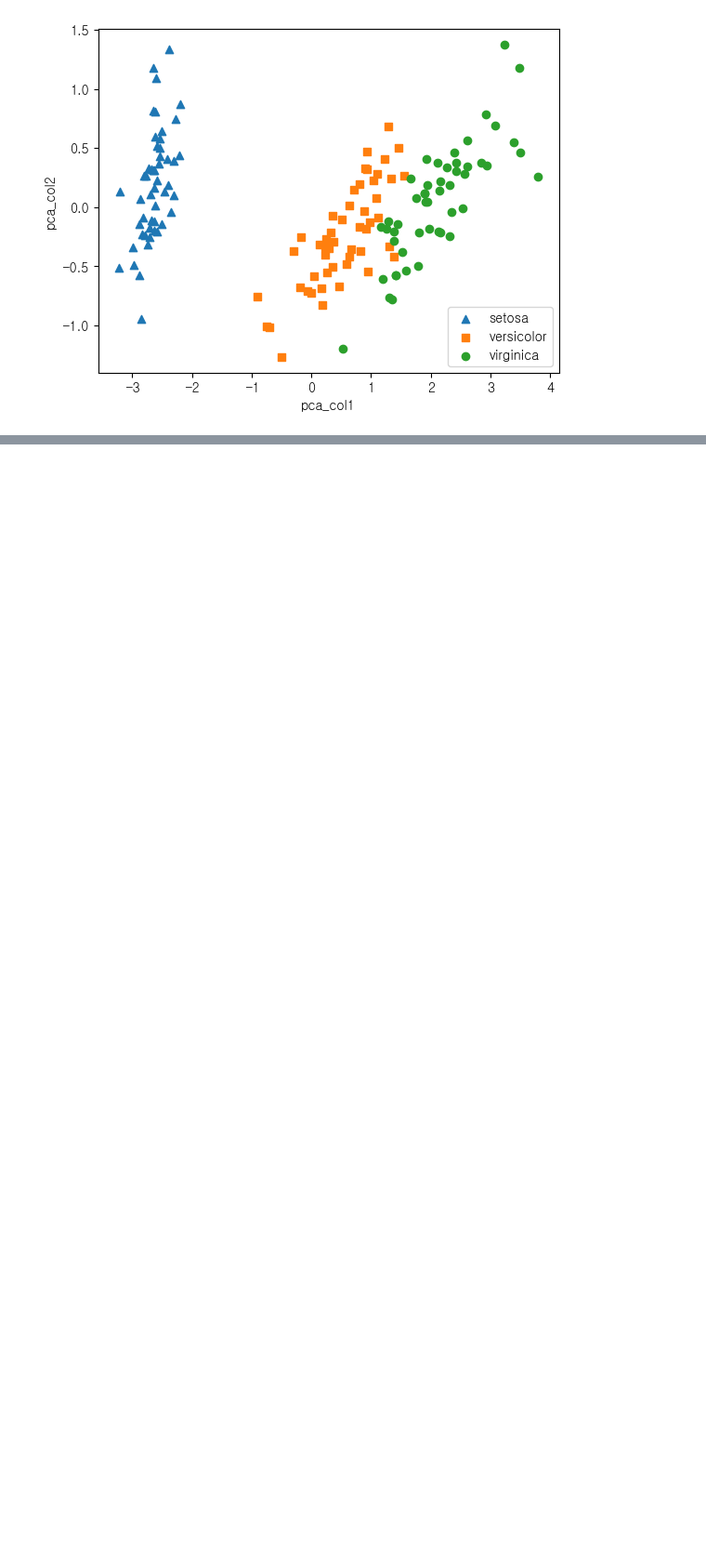
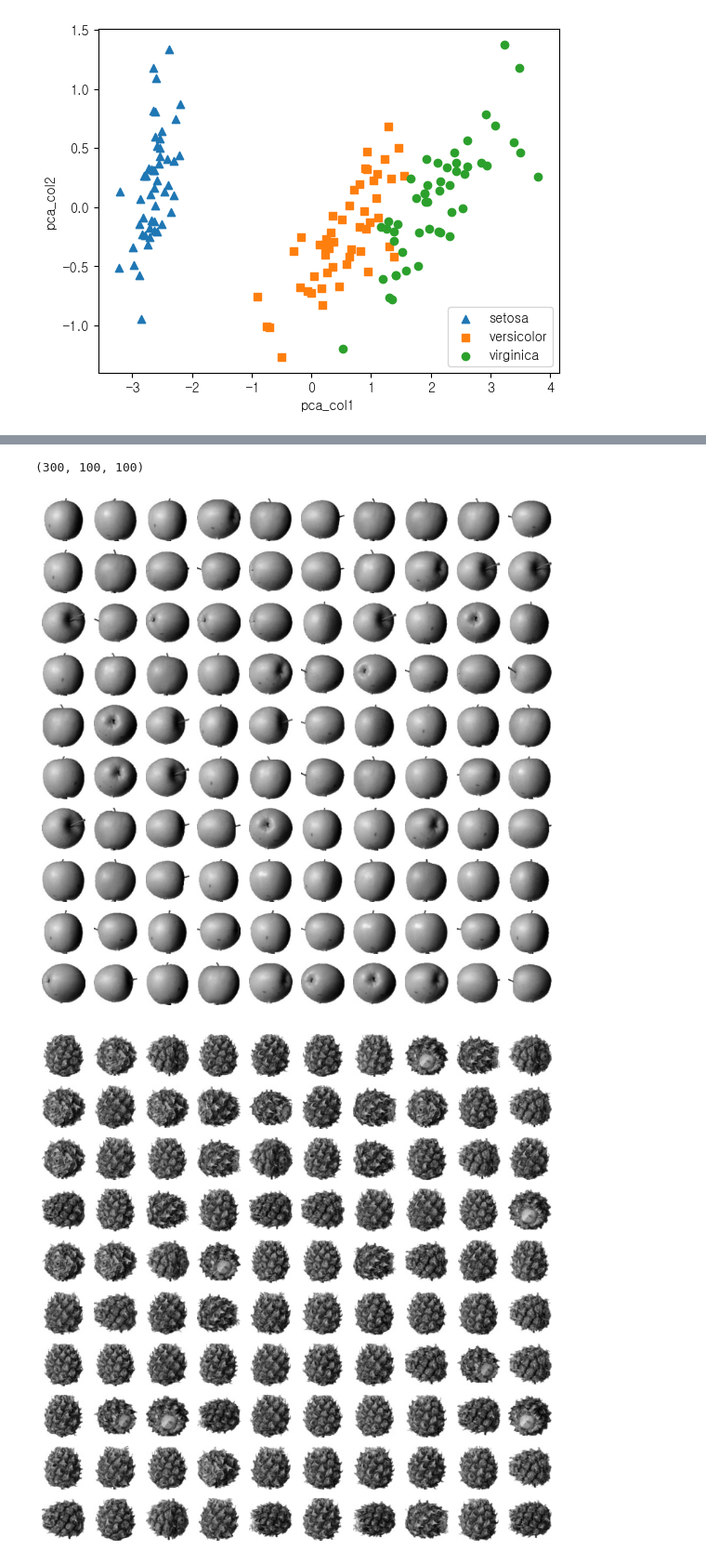
Before and after one commit to vfxpedia/05_ml-workspace, a Jupyter notebook: 06_dim_reduction/01_pca.ipynb, the cells around one changed output, grey strips where cells are left out. Shown at 93% size. Saved outputs shown, nothing was run; the diff lists cells and outputs as text; code cells hidden in the pictures; blank space fills up the shorter version.

```diff
--- a/06_dim_reduction/01_pca.ipynb
+++ b/06_dim_reduction/01_pca.ipynb
@@ -161,0 +190,28 @@ plt.show()
+# %%
+fruits = np.load('./data/fruits_300.npy')
+fruits.shape # (300, 100, 100) 300개의 이미지 * 100행 * 100열
+# 흑백 이미지로 데이터의 픽셀 값을 0-255 사이의 값을 갖는다.
+# %% [output]
+(300, 100, 100)
+# %%
+# 이미지 시각화 함수
+def draw_fruits(arr, ratio=1):
+    N = len(arr) # 이미지 개수
+    rows = int(np.ceil(N / 10)) # 행 개수, 한 줄에 10개씩 이미지 시각화, ceil 올림
+    cols = N if rows < 2 else 10 # 열 개수, 행이 2개 이하면 열 개수는 이미지 개수, 행이 2개 이상이면 10개
+    fig, ax = plt.subplots(rows, cols, figsize=(cols * ratio, rows * ratio), squeeze=False) # squeeze=False → 차원 축소 방지(2차원 유지)
+
+    for i in range(rows):
+        for j in range(cols):
+            if i * 10 + j < N:
+                ax[i, j].imshow(arr[i * 10 + j], cmap='gray_r')
+            ax[i, j].axis('off')
+
+    plt.show()
+# %%
+draw_fruits(fruits[:100])
+draw_fruits(fruits[100:200])
+draw_fruits(fruits[200:])
+# %% [output]
+[figure, added]
+[figure, added]
```
Also changed, not shown: parts of 21 cells of this notebook, 12 other files.
